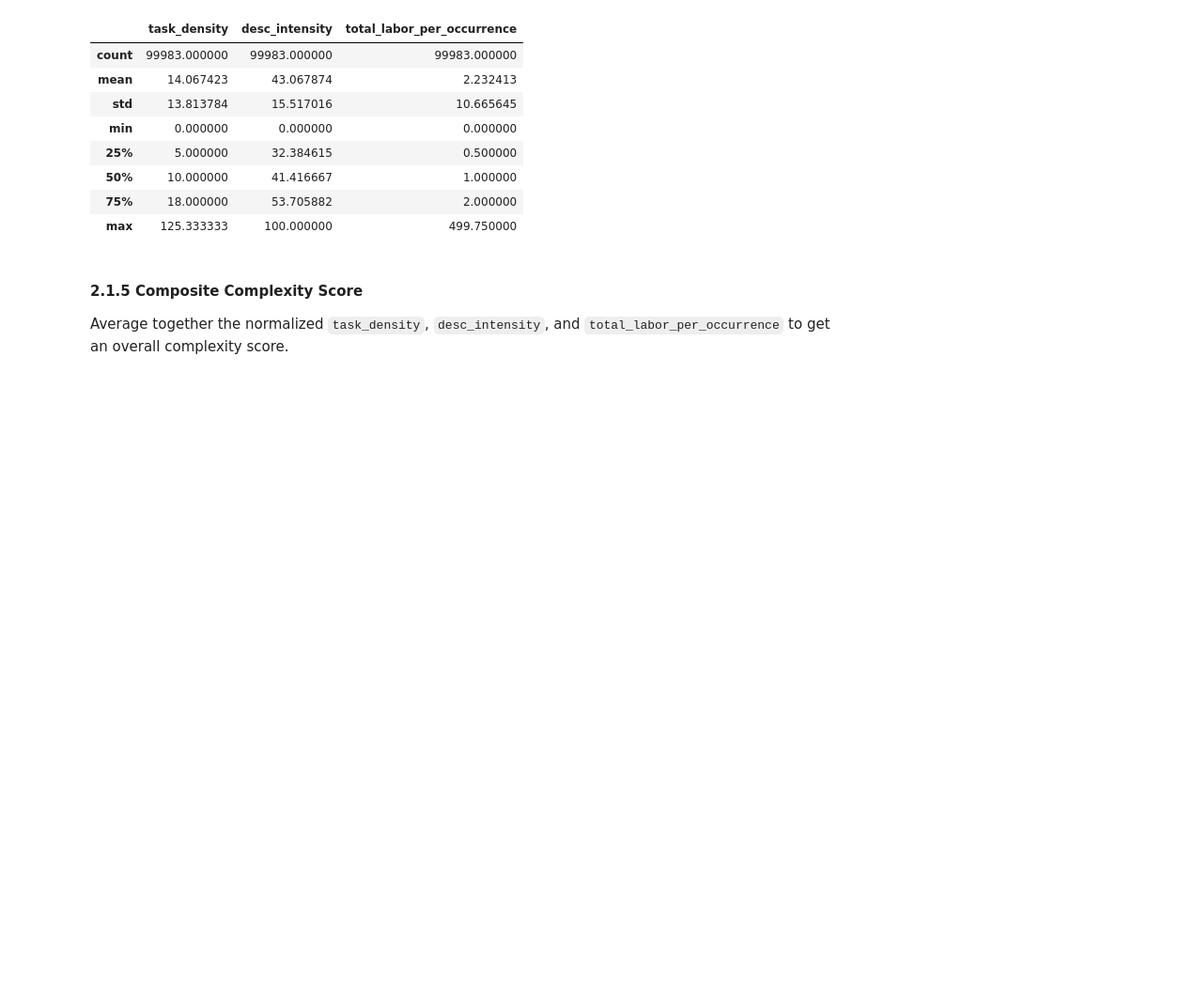
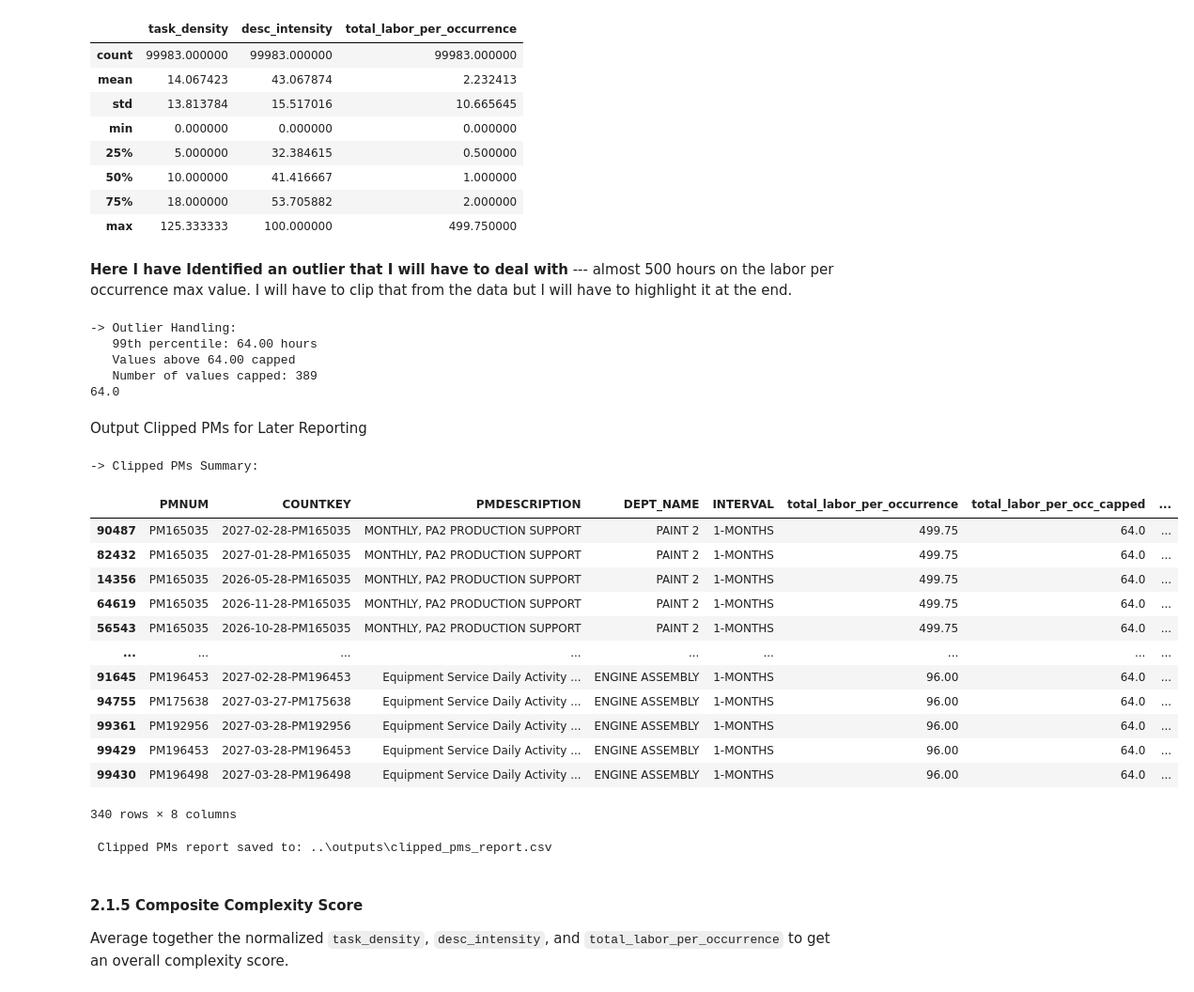
Before and after one commit to dev-festival/py4eda-project, a Jupyter notebook: notebooks/03_individual_exploration_mike.ipynb, the cells around one changed output. Shown at 94% size. Drawn from its saved outputs; the diff is of its cells as text; code cells hidden in the pictures; blank space fills up the shorter version.

```diff
--- a/notebooks/03_individual_exploration_mike.ipynb
+++ b/notebooks/03_individual_exploration_mike.ipynb
@@ -447,6 +447,62 @@ display(metrics_summary)
 | 50% | 10.000000 | 41.416667 | 1.000000 |
 | 75% | 18.000000 | 53.705882 | 2.000000 |
 | max | 125.333333 | 100.000000 | 499.750000 |
+# %% [markdown]
+**Here I have Identified an outlier that I will have to deal with** --- almost 500 hours on the labor per occurrence max value. I will have to clip that from the data but I will have to highlight it at the end.
+# %%
+# Cap extreme values at 99th percentile
+cap_value = df_forecast['total_labor_per_occurrence'].quantile(0.996)
+df_forecast['total_labor_per_occ_capped'] = df_forecast['total_labor_per_occurrence'].clip(upper=cap_value)
+
+print(f"\n-> Outlier Handling:")
+print(f"   99th percentile: {cap_value:.2f} hours")
+print(f"   Values above {cap_value:.2f} capped")
+print(f"   Number of values capped: {(df_forecast['total_labor_per_occurrence'] > cap_value).sum()}")
+
+print(cap_value)
+# %% [output]
+-> Outlier Handling:
+   99th percentile: 64.00 hours
+   Values above 64.00 capped
+   Number of values capped: 389
+64.0
+# %% [markdown]
+Output Clipped PMs for Later Reporting
+# %%
+# Create table of clipped PMs for reporting
+clipped_pms = df_forecast[df_forecast['total_labor_per_occurrence'] > cap_value].copy()
+
+# Get unique PMs with relevant details (drop duplicates since COUNTKEY repeats across crafts)
+clipped_summary = clipped_pms.drop_duplicates('COUNTKEY')[
+    ['PMNUM', 'COUNTKEY', 'PMDESCRIPTION', 'DEPT_NAME', 'INTERVAL',
+     'total_labor_per_occurrence', 'total_labor_per_occ_capped', 'TASK_COUNT']
+].sort_values('total_labor_per_occurrence', ascending=False)
+
+print("\n-> Clipped PMs Summary:")
+display(clipped_summary)
+
+# Save to outputs for reporting
+OUTPUT_DIR = Path('../outputs')
+OUTPUT_DIR.mkdir(exist_ok=True)
+
+clipped_summary.to_csv(OUTPUT_DIR / 'clipped_pms_report.csv', index=False)
+print(f"\n Clipped PMs report saved to: {OUTPUT_DIR / 'clipped_pms_report.csv'}")
+# %% [output]
+-> Clipped PMs Summary:
+|  | PMNUM | COUNTKEY | PMDESCRIPTION | DEPT_NAME | INTERVAL | total_labor_per_occurrence | total_labor_per_occ_capped | ... |
+| 90487 | PM165035 | 2027-02-28-PM165035 | MONTHLY, PA2 PRODUCTION SUPPORT | PAINT 2 | 1-MONTHS | 499.75 | 64.0 | ... |
+| 82432 | PM165035 | 2027-01-28-PM165035 | MONTHLY, PA2 PRODUCTION SUPPORT | PAINT 2 | 1-MONTHS | 499.75 | 64.0 | ... |
+| 14356 | PM165035 | 2026-05-28-PM165035 | MONTHLY, PA2 PRODUCTION SUPPORT | PAINT 2 | 1-MONTHS | 499.75 | 64.0 | ... |
+| 64619 | PM165035 | 2026-11-28-PM165035 | MONTHLY, PA2 PRODUCTION SUPPORT | PAINT 2 | 1-MONTHS | 499.75 | 64.0 | ... |
+| 56543 | PM165035 | 2026-10-28-PM165035 | MONTHLY, PA2 PRODUCTION SUPPORT | PAINT 2 | 1-MONTHS | 499.75 | 64.0 | ... |
+| ... | ... | ... | ... | ... | ... | ... | ... | ... |
+| 91645 | PM196453 | 2027-02-28-PM196453 | Equipment Service Daily Activity ... | ENGINE ASSEMBLY | 1-MONTHS | 96.00 | 64.0 | ... |
+| 94755 | PM175638 | 2027-03-27-PM175638 | Equipment Service Daily Activity ... | ENGINE ASSEMBLY | 1-MONTHS | 96.00 | 64.0 | ... |
+| 99361 | PM192956 | 2027-03-28-PM192956 | Equipment Service Daily Activity ... | ENGINE ASSEMBLY | 1-MONTHS | 96.00 | 64.0 | ... |
+| 99429 | PM196453 | 2027-03-28-PM196453 | Equipment Service Daily Activity ... | ENGINE ASSEMBLY | 1-MONTHS | 96.00 | 64.0 | ... |
+| 99430 | PM196498 | 2027-03-28-PM196498 | Equipment Service Daily Activity ... | ENGINE ASSEMBLY | 1-MONTHS | 96.00 | 64.0 | ... |
+340 rows × 8 columns
+ Clipped PMs report saved to: ..\outputs\clipped_pms_report.csv
 # %% [markdown]
 #### 2.1.5  Composite Complexity Score
 
```
Also changed, not shown: parts of 5 cells of this notebook.
